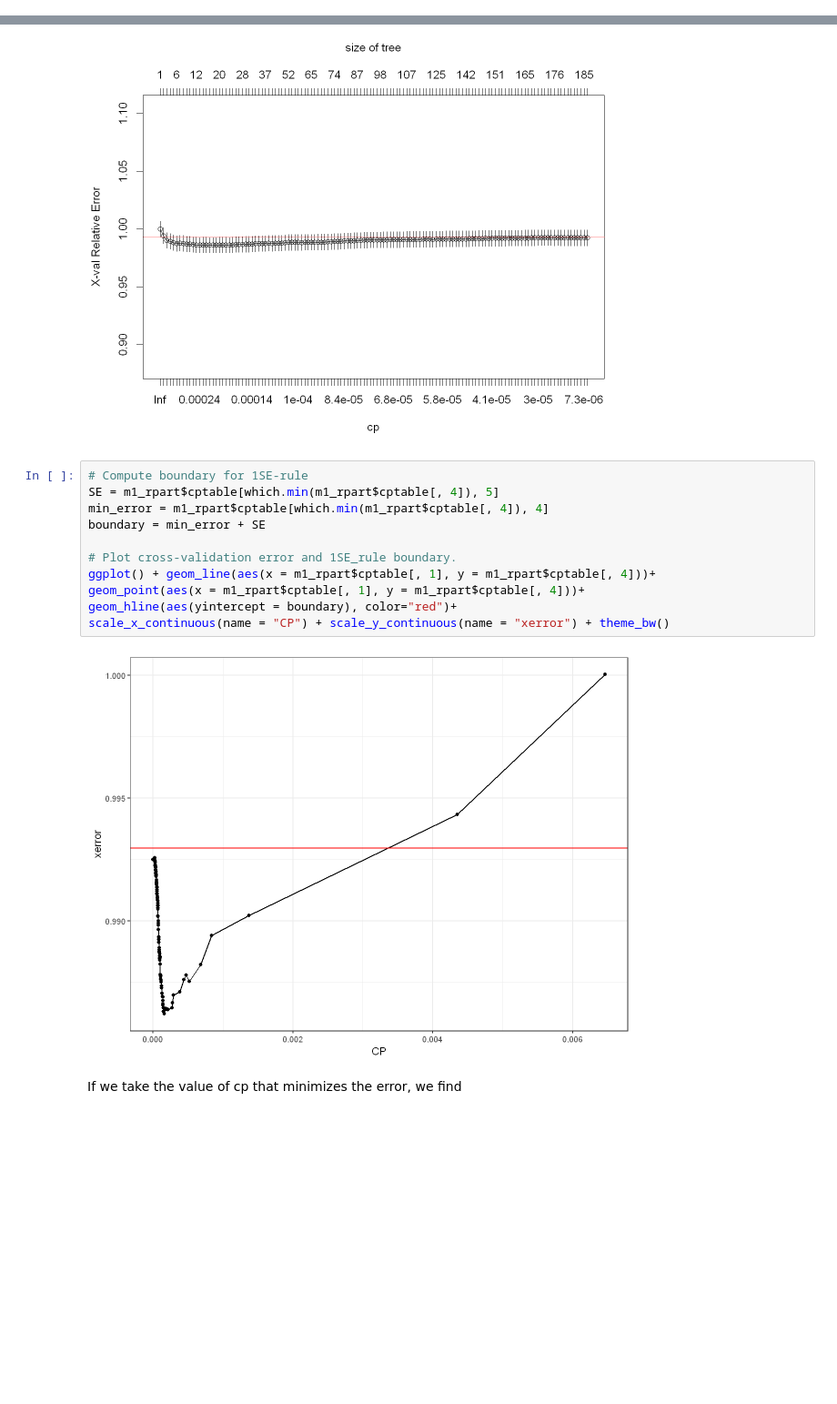
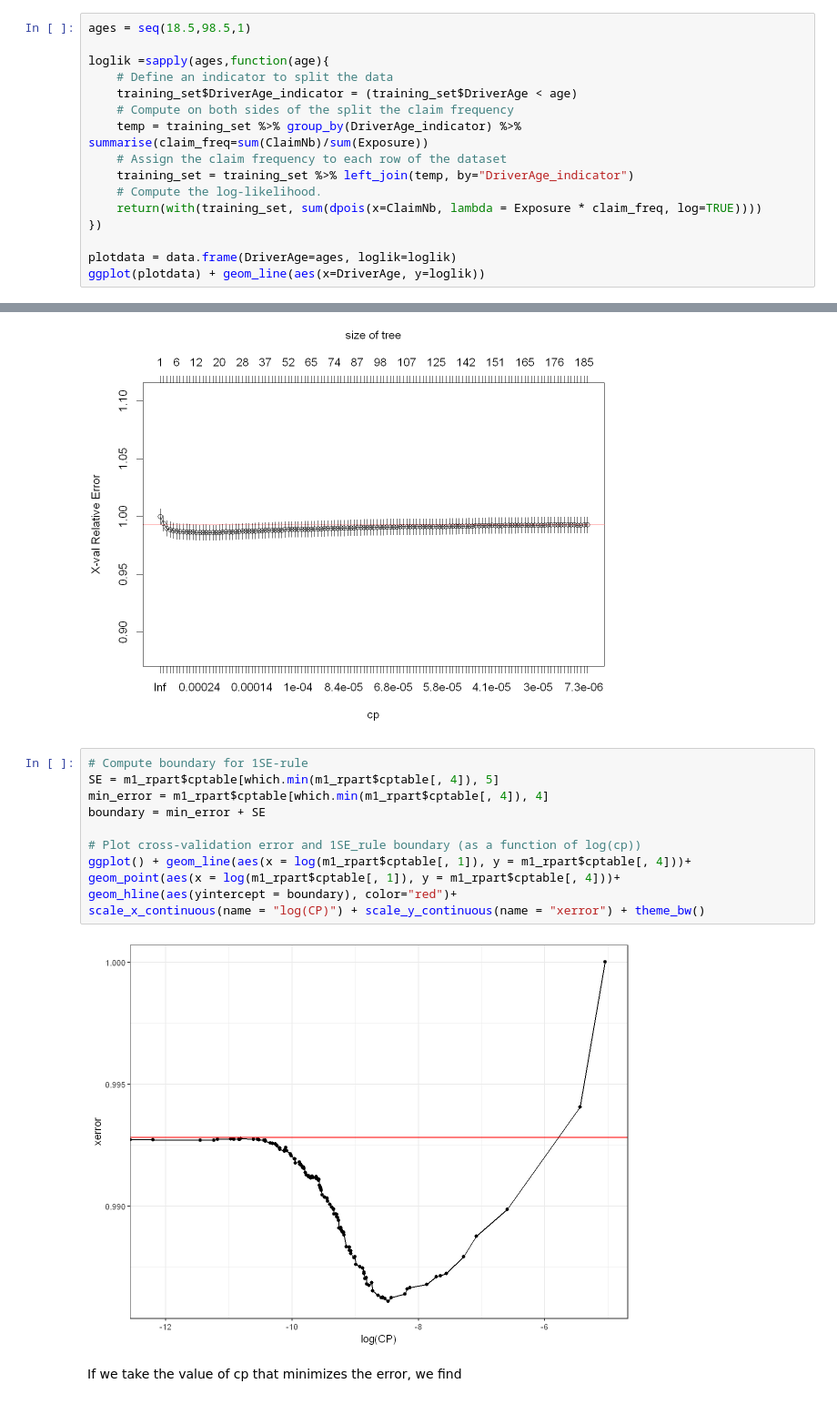
Before and after one commit to fpechon/UCLouvain-LACTU2110, a Jupyter notebook: 2. CART/2. Tree-based models - CART.ipynb, the cells around one changed output, grey strips where cells are left out. Shown at 91% size. Cells and saved outputs as stored; diff of their text form; blank space fills up the shorter version.

```diff
--- a/2. CART/2. Tree-based models - CART.ipynb
+++ b/2. CART/2. Tree-based models - CART.ipynb
@@ -105,0 +131,16 @@ Node number 15: 2916 observations
+# %%
+ages = seq(18.5,98.5,1)
+
+loglik =sapply(ages,function(age){
+    # Define an indicator to split the data
+    training_set$DriverAge_indicator = (training_set$DriverAge < age)
+    # Compute on both sides of the split the claim frequency
+    temp = training_set %>% group_by(DriverAge_indicator) %>% summarise(claim_freq=sum(ClaimNb)/sum(Exposure))
+    # Assign the claim frequency to each row of the dataset
+    training_set = training_set %>% left_join(temp, by="DriverAge_indicator")
+    # Compute the log-likelihood.
+    return(with(training_set, sum(dpois(x=ClaimNb, lambda = Exposure * claim_freq, log=TRUE))))
+})
+
+plotdata = data.frame(DriverAge=ages, loglik=loglik)
+ggplot(plotdata) + geom_line(aes(x=DriverAge, y=loglik))
@@ -336,16 +395,16 @@ plotcp(x = m1_rpart, minline = TRUE, col = "red")
 # %%
 # Compute boundary for 1SE-rule
 SE = m1_rpart$cptable[which.min(m1_rpart$cptable[, 4]), 5]
 min_error = m1_rpart$cptable[which.min(m1_rpart$cptable[, 4]), 4]
 boundary = min_error + SE
 
-# Plot cross-validation error and 1SE_rule boundary.
-ggplot() + geom_line(aes(x = m1_rpart$cptable[, 1], y = m1_rpart$cptable[, 4]))+
-geom_point(aes(x = m1_rpart$cptable[, 1], y = m1_rpart$cptable[, 4]))+
+# Plot cross-validation error and 1SE_rule boundary (as a function of log(cp))
+ggplot() + geom_line(aes(x = log(m1_rpart$cptable[, 1]), y = m1_rpart$cptable[, 4]))+
+geom_point(aes(x = log(m1_rpart$cptable[, 1]), y = m1_rpart$cptable[, 4]))+
 geom_hline(aes(yintercept = boundary), color="red")+
-scale_x_continuous(name = "CP") + scale_y_continuous(name = "xerror") + theme_bw()
+scale_x_continuous(name = "log(CP)") + scale_y_continuous(name = "xerror") + theme_bw()
 # %% [output]
-[figure, old version]
+[figure, new version]
 # %% [markdown]
 If we take the value of cp that minimizes the error, we find
 # %%
```
Also changed, not shown: parts of 23 cells of this notebook, 34 other files.
